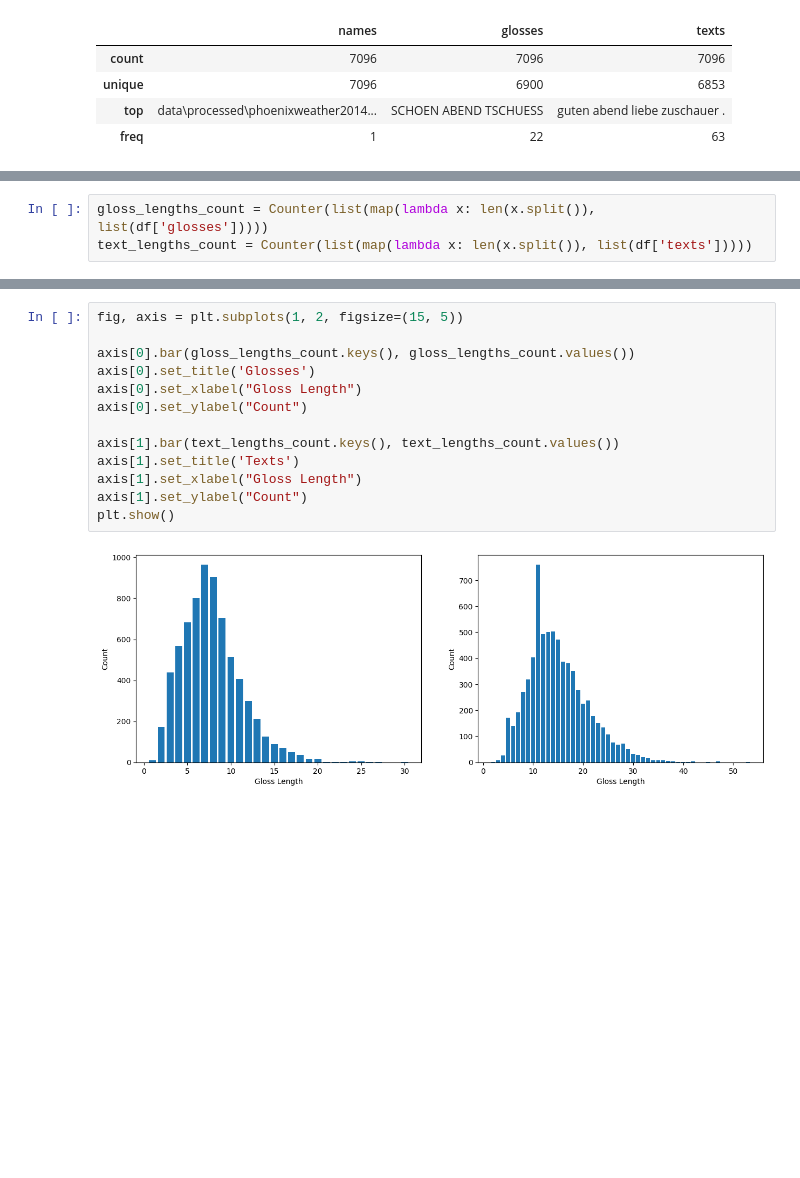
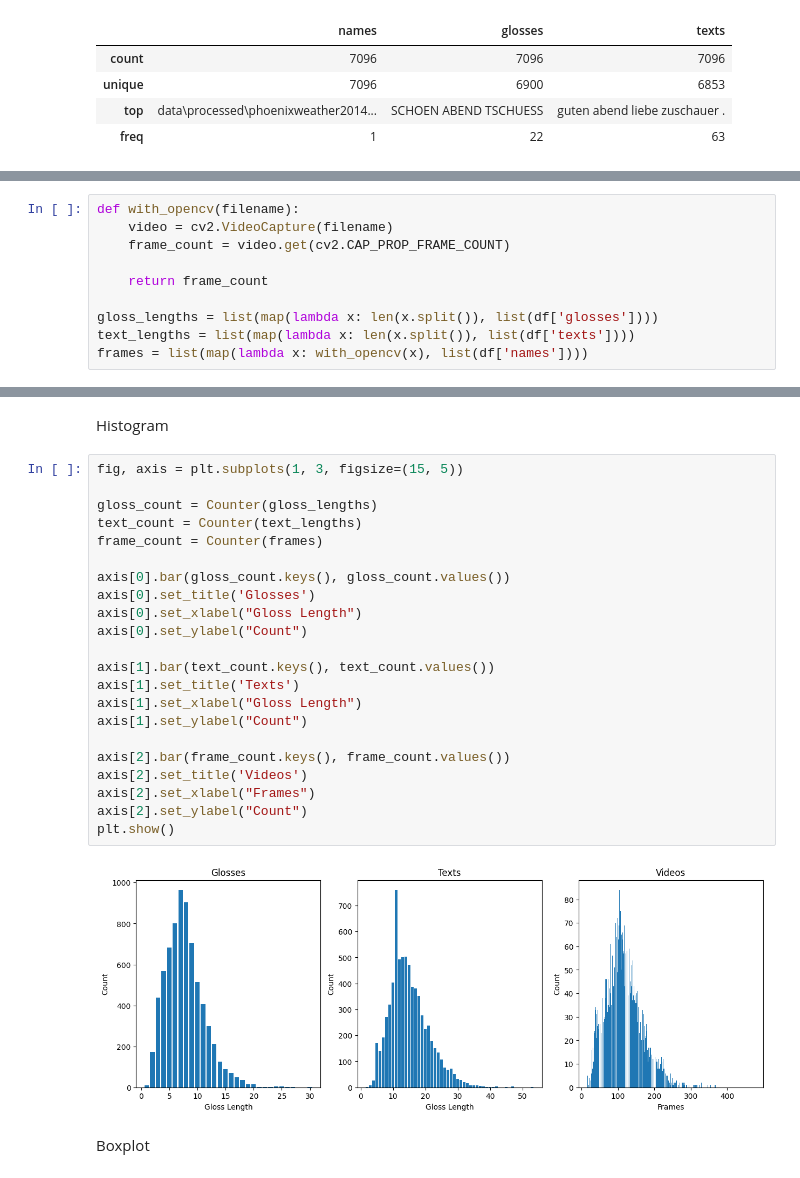
Before and after one commit to AlexPham0209/asl-cnn-transformer, a Jupyter notebook: asl_research/data/exploration.ipynb, the cells around one changed output, grey strips where cells are left out. Cells and saved outputs as stored; diff of their text form; blank space fills up the shorter version.

```diff
--- a/asl_research/data/exploration.ipynb
+++ b/asl_research/data/exploration.ipynb
@@ -69,3 +69,10 @@ df.describe()
 # %%
-gloss_lengths_count = Counter(list(map(lambda x: len(x.split()), list(df['glosses']))))
-text_lengths_count = Counter(list(map(lambda x: len(x.split()), list(df['texts']))))
+def with_opencv(filename):
+    video = cv2.VideoCapture(filename)
+    frame_count = video.get(cv2.CAP_PROP_FRAME_COUNT)
+
+    return frame_count
+
+gloss_lengths = list(map(lambda x: len(x.split()), list(df['glosses'])))
+text_lengths = list(map(lambda x: len(x.split()), list(df['texts'])))
+frames = list(map(lambda x: with_opencv(x), list(df['names'])))
@@ -98,16 +117,29 @@ display(gloss_counts.describe(include='all'))
+# %% [markdown]
+Histogram
 # %%
-fig, axis = plt.subplots(1, 2, figsize=(15, 5))
+fig, axis = plt.subplots(1, 3, figsize=(15, 5))
 
-axis[0].bar(gloss_lengths_count.keys(), gloss_lengths_count.values())
+gloss_count = Counter(gloss_lengths)
+text_count = Counter(text_lengths)
+frame_count = Counter(frames)
+
+axis[0].bar(gloss_count.keys(), gloss_count.values())
 axis[0].set_title('Glosses')
 axis[0].set_xlabel("Gloss Length")
 axis[0].set_ylabel("Count")
 
-axis[1].bar(text_lengths_count.keys(), text_lengths_count.values())
+axis[1].bar(text_count.keys(), text_count.values())
 axis[1].set_title('Texts')
 axis[1].set_xlabel("Gloss Length")
 axis[1].set_ylabel("Count")
+
+axis[2].bar(frame_count.keys(), frame_count.values())
+axis[2].set_title('Videos')
+axis[2].set_xlabel("Frames")
+axis[2].set_ylabel("Count")
 plt.show()
 # %% [output]
-[figure, old version]
+[figure, new version]
+# %% [markdown]
+Boxplot
 # %%
```
Also changed, not shown: parts of 14 cells of this notebook.
